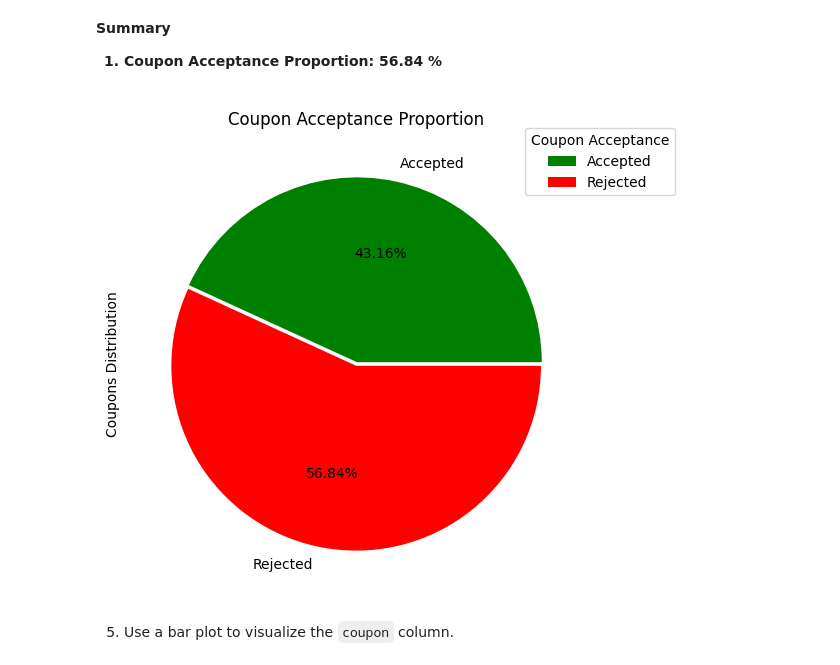
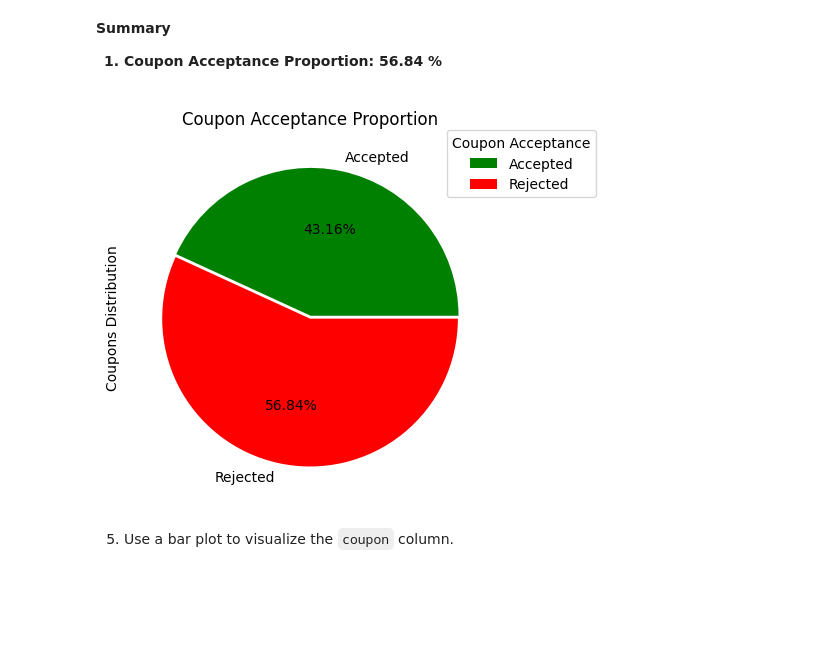
Before and after one commit to atewari-bot/driving-coupon, a Jupyter notebook: prompt.ipynb, the cells around one changed output. Cells and saved outputs as stored; diff of their text form; code cells hidden in the pictures; blank space fills up the shorter version.

```diff
--- a/prompt.ipynb
+++ b/prompt.ipynb
@@ -384,14 +384,13 @@ Coupon Acceptance Proportion: 7210 / 12684 / 56.84 %
     </ol>
 # %%
 coupons_acceptance_df = data.groupby('Y')['Y'].value_counts()
-plt.figure(figsize=(6, 6))
 coupons_acceptance_df.plot(kind='pie', labels=['Accepted', 'Rejected'], explode = [0.01,0.01], autopct = '%1.2f%%', colors = ['g', 'r'])
 plt.legend(title="Coupon Acceptance", bbox_to_anchor=(0.85,1.025))
 plt.ylabel('Coupons Distribution')
 plt.title('Coupon Acceptance Proportion')
 plt.savefig("images/overall_coupons_acceptance_proportion.png")
 # %% [output]
-[figure, old version]
+[figure, new version]
 # %% [markdown]
 5. Use a bar plot to visualize the `coupon` column.
 # %%
```
Also changed, not shown: parts of 1 cell of this notebook.
